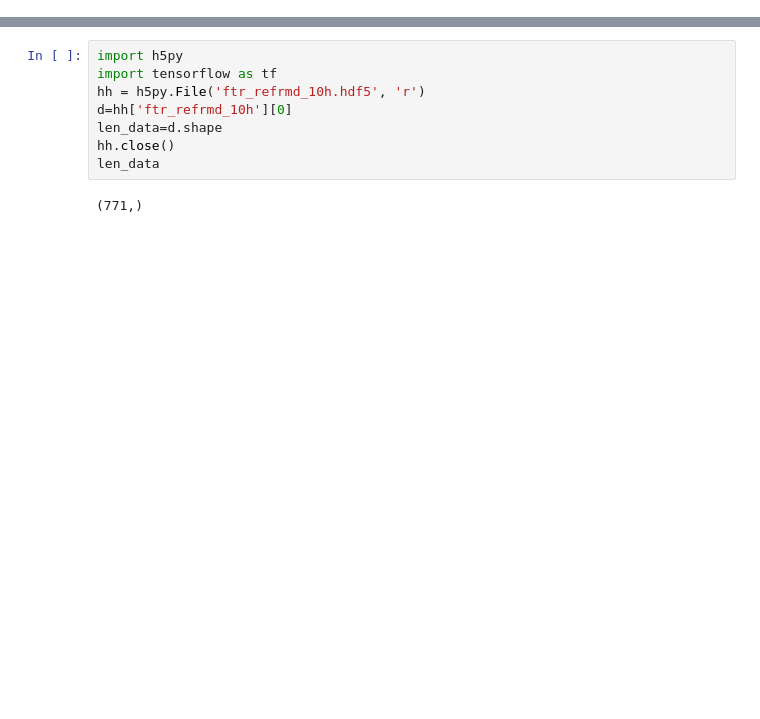
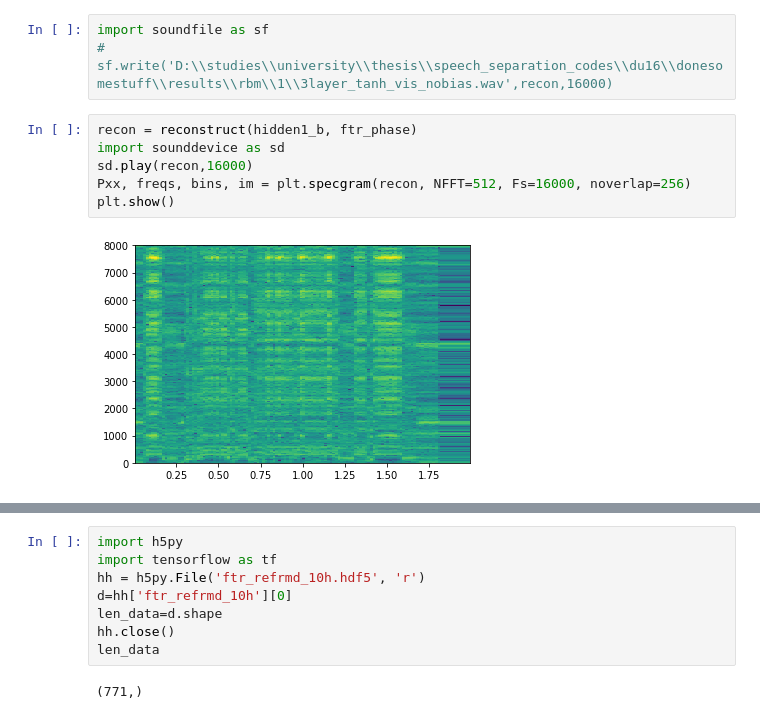
Before and after one commit to thisishale/thesis, a Jupyter notebook: du16_2-rbm.ipynb, the cells around one changed output, grey strips where cells are left out. Drawn from its saved outputs; the diff is of its cells as text; blank space fills up the shorter version.

```diff
--- a/du16_2-rbm.ipynb
+++ b/du16_2-rbm.ipynb
@@ -409,0 +546,11 @@ with tf.Session() as sess:
+# %%
+import soundfile as sf
+# sf.write('D:\\studies\\university\\thesis\\speech_separation_codes\\du16\\donesomestuff\\results\\rbm\\1\\3layer_tanh_vis_nobias.wav',recon,16000)
+# %%
+recon = reconstruct(hidden1_b, ftr_phase)
+import sounddevice as sd
+sd.play(recon,16000)
+Pxx, freqs, bins, im = plt.specgram(recon, NFFT=512, Fs=16000, noverlap=256)
+plt.show()
+# %% [output]
+[figure, added]
```
Also changed, not shown: parts of 18 cells of this notebook.
